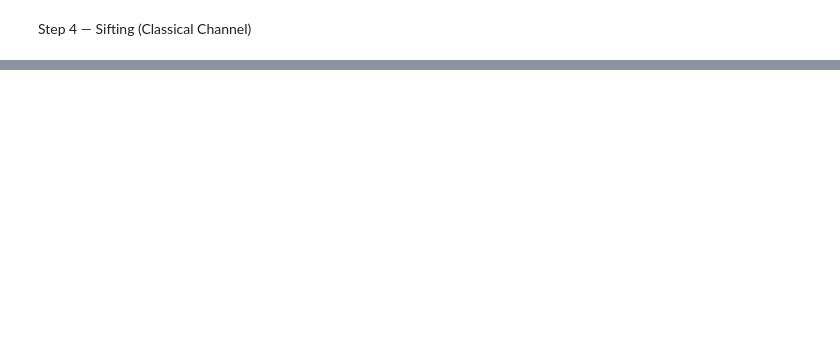
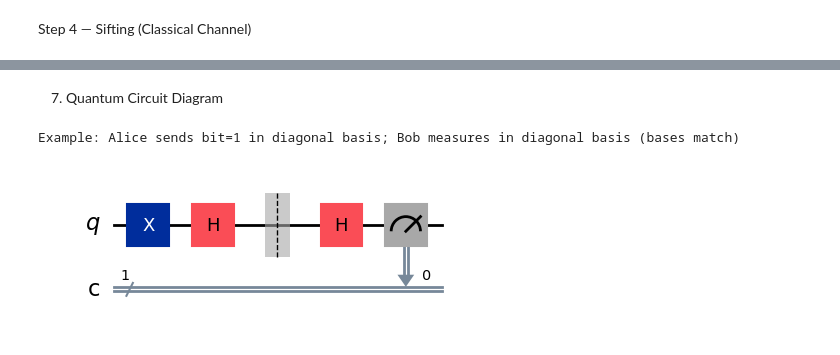
Before and after one commit to jessxleee/SIT-UofG-QC-Assignment, a Jupyter notebook: BB84-Plain.ipynb, the cells around one changed output, grey strips where cells are left out. Cells and saved outputs as stored; diff of their text form; code cells hidden in the pictures; blank space fills up the shorter version.

Commit message:
added diagrams and random testing bit selection

```diff
--- a/BB84-Plain.ipynb
+++ b/BB84-Plain.ipynb
@@ -45,7 +45,11 @@ from qiskit_aer import AerSimulator
 
 simulator = AerSimulator()
 
-def random_bit():
+# ── Protocol settings ──────────────────────────────────────────────────────
+TEST_FRACTION    = 0.5   # proportion of sifted key used for error checking
+ATTACK_THRESHOLD = 0.1   # abort if error rate exceeds this
+
+def quantum_random_bit():
     """Generate a truly random bit by measuring |+⟩"""
     qc = QuantumCircuit(1, 1) # 1 qubit, 1 classical bit
     qc.h(0)                   # Hadamard: |0⟩ → 1/√2 (|0⟩ + |1⟩)
@@ -53,5 +57,5 @@ def random_bit():
     result = simulator.run(qc, shots=1).result()
     return int(list(result.get_counts().keys())[0])
 
-def random_bits(n):
-    return [random_bit() for _ in range(n)]
+def quantum_random_bits(n):
+    return [quantum_random_bit() for _ in range(n)]
@@ -60,11 +64,13 @@ Step 2 - Alice's Side
 # %%
 N = 100  # number of qubits to send
 
-alice_bits  = random_bits(N)   # the secret bits
-alice_bases = random_bits(N)   # 0 = rectilinear (+), 1 = diagonal (×)
+alice_bits  = quantum_random_bits(N)   # the secret bits
+alice_bases = quantum_random_bits(N)   # 0 = rectilinear (+), 1 = diagonal (×)
+
+print("Alice bits: ", alice_bits)
+print("Alice bases:", alice_bases)
 
 def encode_qubit(bit, basis):
-    """Alice encodes one qubit"""
     qc = QuantumCircuit(1, 1)
     if bit == 1:
         qc.x(0)          # flip to |1⟩
@@ -76,5 +85,5 @@ Step 3 - Bob's Side
 # %%
-bob_bases = random_bits(N)
+bob_bases = quantum_random_bits(N)
 
 def measure_qubit(qc, basis):
     """Bob measures in his chosen basis"""
@@ -89,3 +98,6 @@ for i in range(N):
     qc = encode_qubit(alice_bits[i], alice_bases[i])
     bit = measure_qubit(qc, bob_bases[i])
     bob_results.append(bit)
+
+print("Bob bases:  ", bob_bases)
+print("Bob results:", bob_results)
@@ -147,0 +210,23 @@ Key: [1, 0, 0, 0, 0, 1, 0, 1, 0, 0, 1, 1, 0, 0, 0, 0, 0, 0, 0, 1, 1, 0, 0, 0, 0,
+# %% [markdown]
+7. Quantum Circuit Diagram
+# %%
+def bb84_qubit_circuit(alice_bit, alice_basis, bob_basis):
+    qc = QuantumCircuit(1, 1)
+
+    if alice_bit == 1:
+        qc.x(0)           # encode bit value
+    if alice_basis == 1:
+        qc.h(0)           # rotate to diagonal basis
+
+    qc.barrier()          # visual separator: Alice | Bob
+
+    if bob_basis == 1:
+        qc.h(0)           # Bob rotates back before measuring
+    qc.measure(0, 0)
+    return qc
+
+print("Example: Alice sends bit=1 in diagonal basis; Bob measures in diagonal basis (bases match)")
+bb84_qubit_circuit(1, 1, 1).draw('mpl')
+# %% [output]
+Example: Alice sends bit=1 in diagonal basis; Bob measures in diagonal basis (bases match)
+[figure, added]
```
Also changed, not shown: parts of 16 cells of this notebook.
